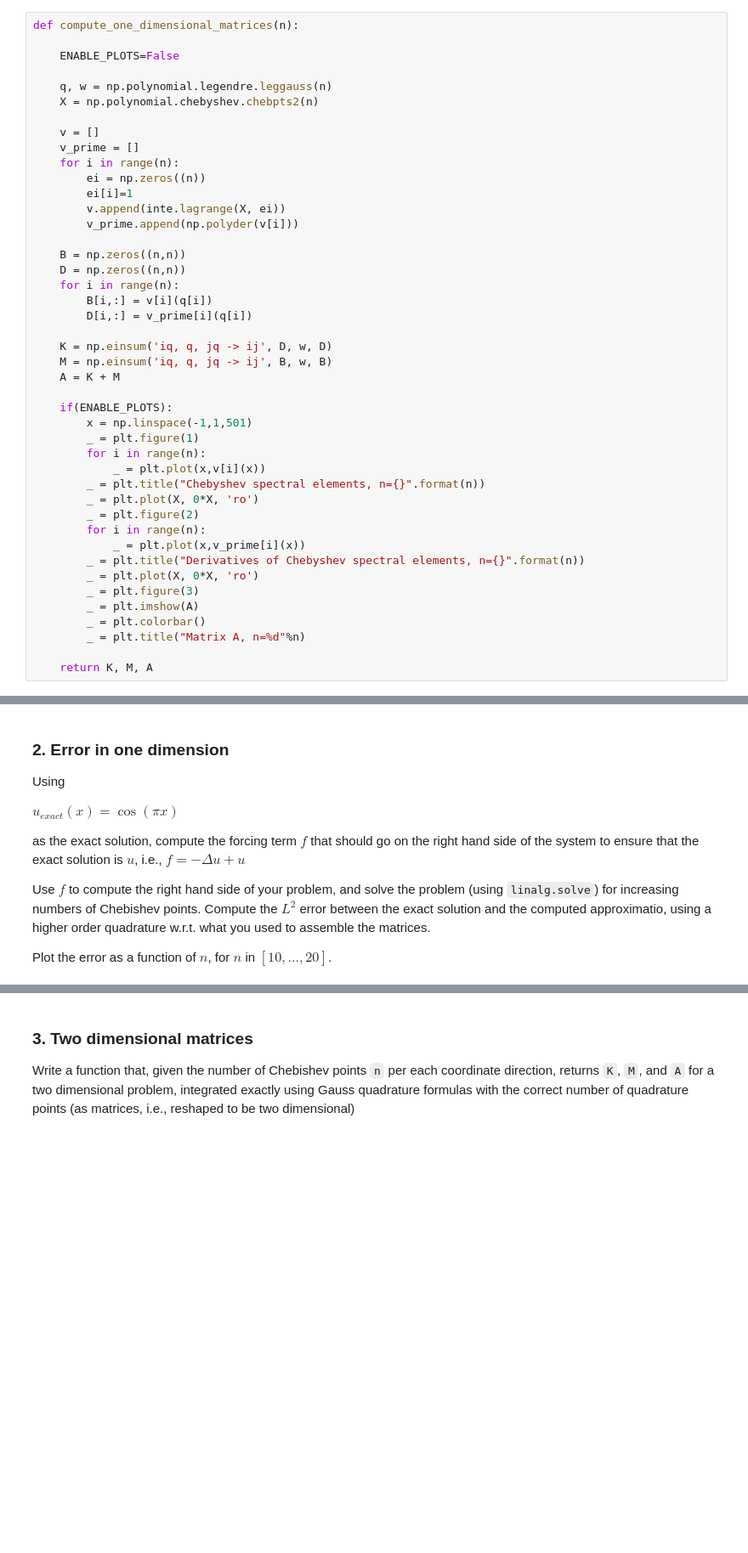
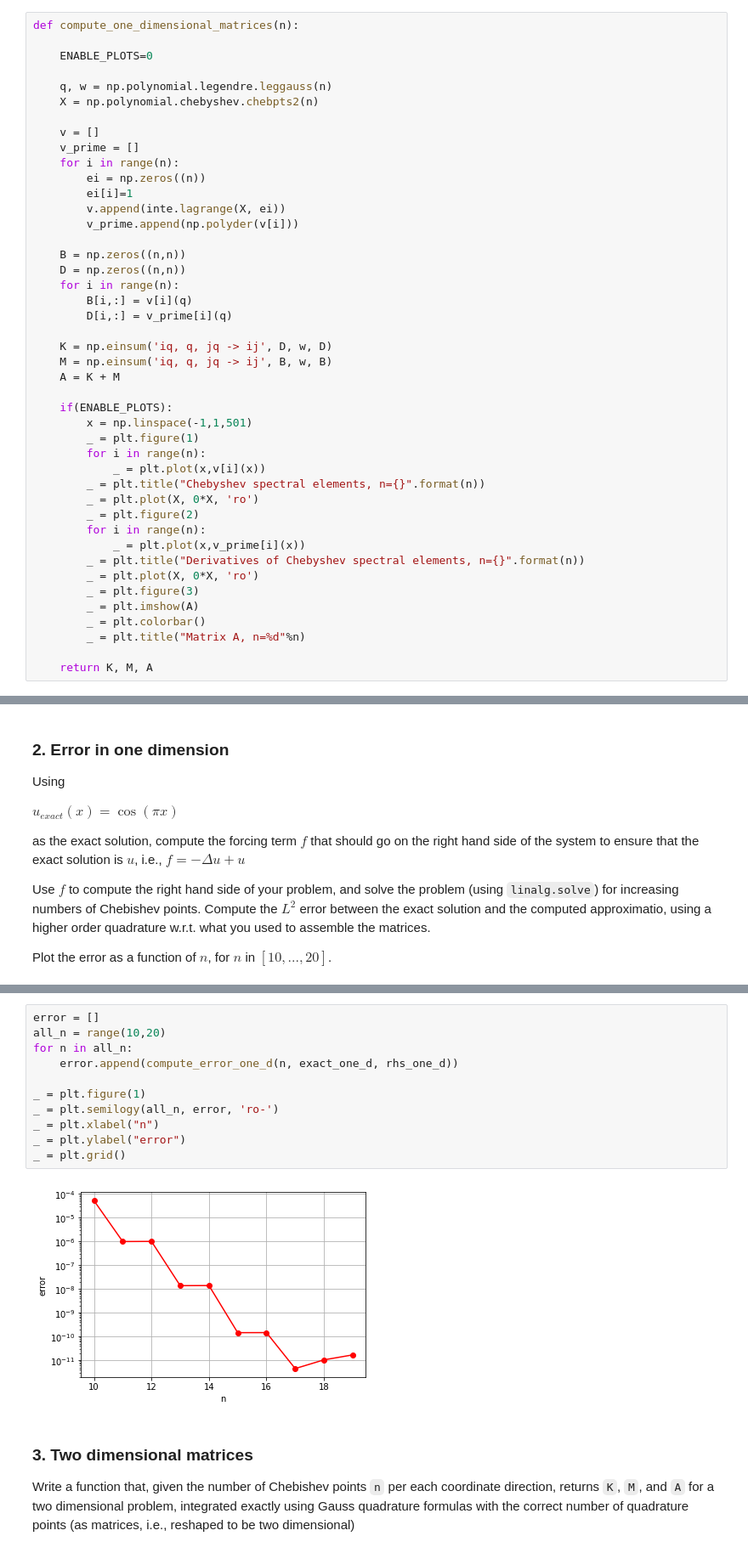
Before and after one commit to mattiamencagli/numerical-analysis-2020-2021, a Jupyter notebook: FinalProject-2020-2021.ipynb, the cells around one changed output, grey strips where cells are left out. Shown at 85% size. Cells and saved outputs as stored; diff of their text form; blank space fills up the shorter version.

```diff
--- a/FinalProject-2020-2021.ipynb
+++ b/FinalProject-2020-2021.ipynb
@@ -203,7 +204,7 @@ import matplotlib.pyplot as plt
 # %%
 def compute_one_dimensional_matrices(n):
 
-    ENABLE_PLOTS=False
+    ENABLE_PLOTS=0
 
     q, w = np.polynomial.legendre.leggauss(n)
     X = np.polynomial.chebyshev.chebpts2(n)
@@ -219,8 +220,8 @@ def compute_one_dimensional_matrices(n):
     B = np.zeros((n,n))
     D = np.zeros((n,n))
     for i in range(n):
-        B[i,:] = v[i](q[i])
-        D[i,:] = v_prime[i](q[i])
+        B[i,:] = v[i](q)
+        D[i,:] = v_prime[i](q)
 
     K = np.einsum('iq, q, jq -> ij', D, w, D)
     M = np.einsum('iq, q, jq -> ij', B, w, B)
@@ -311,3 +312,16 @@ LinAlgError: Singular matrix
+# %%
+error = []
+all_n = range(10,20)
+for n in all_n:
+    error.append(compute_error_one_d(n, exact_one_d, rhs_one_d))
+
+_ = plt.figure(1)
+_ = plt.semilogy(all_n, error, 'ro-')
+_ = plt.xlabel("n")
+_ = plt.ylabel("error")
+_ = plt.grid()
+# %% [output]
+[figure, added]
 # %% [markdown]
 ### 3. Two dimensional matrices
 
```
Also changed, not shown: parts of 2 cells of this notebook.
